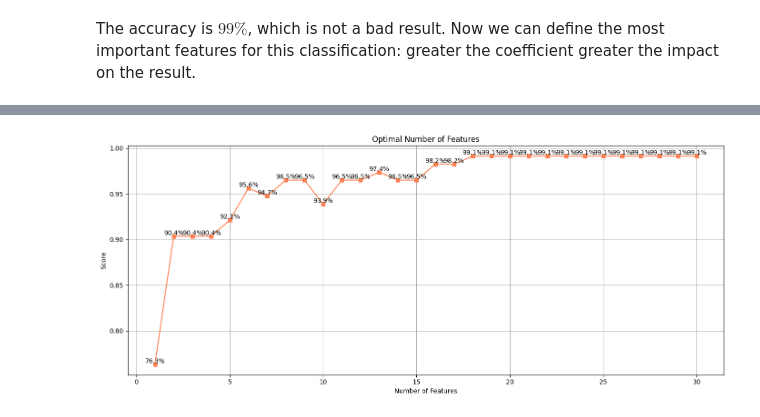
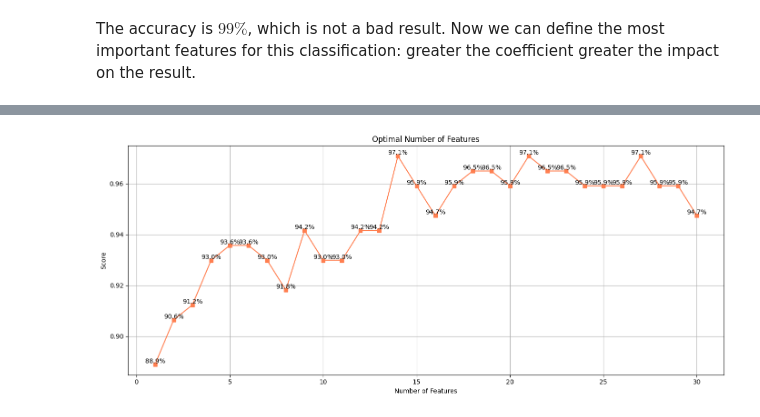
Before and after one commit to gri-sha/DataAnalysisTasks, a Jupyter notebook: task1_p1.ipynb, the cells around one changed output, grey strips where cells are left out. Cells and saved outputs as stored; diff of their text form; code cells hidden in the pictures.

```diff
--- a/task1_p1.ipynb
+++ b/task1_p1.ipynb
@@ -148,0 +186,10 @@ plt.show()
+# %%
+importances_dtree = dtree.feature_importances_
+importance_df_dtree = pd.DataFrame({'Feature': X.columns, 'Importance': importances_dtree})
+importance_df_dtree_sorted = importance_df_dtree.sort_values(by='Importance', ascending=False)
+
+plt.figure(figsize=(10, 6))
+plt.barh(importance_df_dtree_sorted['Feature'], importance_df_dtree_sorted['Importance'], color="green")
+plt.xlabel('Importance')
+plt.title('Feature Importances from Decision Tree')
+plt.show()
@@ -148,0 +217,5 @@ plt.show()
+# %%
+rf = RandomForestClassifier()
+rf = rf.fit(X_train, Y_train)
+y_pred_rf = rf.predict(X_test)
+print(classification_report(Y_test, y_pred_rf))
@@ -148,0 +231,13 @@ plt.show()
+# %%
+num_trees = 5
+random_indices = np.random.choice(range(num_trees), size=num_trees, replace=False)
+fig, axes = plt.subplots(nrows=1, ncols=num_trees, figsize=(20, 4), dpi=800)
+for i, idx in enumerate(random_indices):
+    plot_tree(rf.estimators_[idx],
+              feature_names=X.columns,
+              class_names=Y.unique(),
+              filled=True,
+              ax=axes[i])
+    axes[i].set_title(f'Tree {i+1}')
+plt.tight_layout()
+plt.show()
@@ -148,0 +246,10 @@ plt.show()
+# %%
+importances_rf = rf.feature_importances_
+importance_df_rf = pd.DataFrame({'Feature': X.columns, 'Importance': importances_rf})
+importance_df_rf_sorted = importance_df_rf.sort_values(by='Importance', ascending=False)
+
+plt.figure(figsize=(10, 6))
+plt.barh(importance_df_rf_sorted['Feature'], importance_df_rf_sorted['Importance'], color="coral")
+plt.xlabel('Importance')
+plt.title('Feature Importances from Random Forest')
+plt.show()
@@ -149,19 +258,19 @@ plt.show()
 # %%
 scores = []
 for n in range(1, len(X.columns)+1):
-    svc = LinearSVC()
-    svc.fit(X_train[importance_df["Feature"][:n]], Y_train)
-    scores.append(svc.score(X_test[importance_df["Feature"][:n]], Y_test))
+    rf = RandomForestClassifier()
+    rf.fit(X_train[importance_df_rf_sorted["Feature"][:n]], Y_train)
+    scores.append(rf.score(X_test[importance_df_rf_sorted["Feature"][:n]], Y_test))
 
 plt.figure(figsize=(14, 6))
 plt.plot(range(1, len(X.columns)+1), scores, marker="s", color="coral", label="accuracy")
 plt.title("Optimal Number of Features")
 plt.xlabel("Number of Features")
 plt.ylabel("Score")
 plt.grid()
 plt.tight_layout()
 for i, score in enumerate(scores):
     plt.text(i + 1, score, f"{score*100:.1f}%", ha='center', va='bottom')
 plt.show()
 # %% [output]
-[figure, old version]
+[figure, new version]
```
Also changed, not shown: parts of 22 cells of this notebook, 1 other file.
